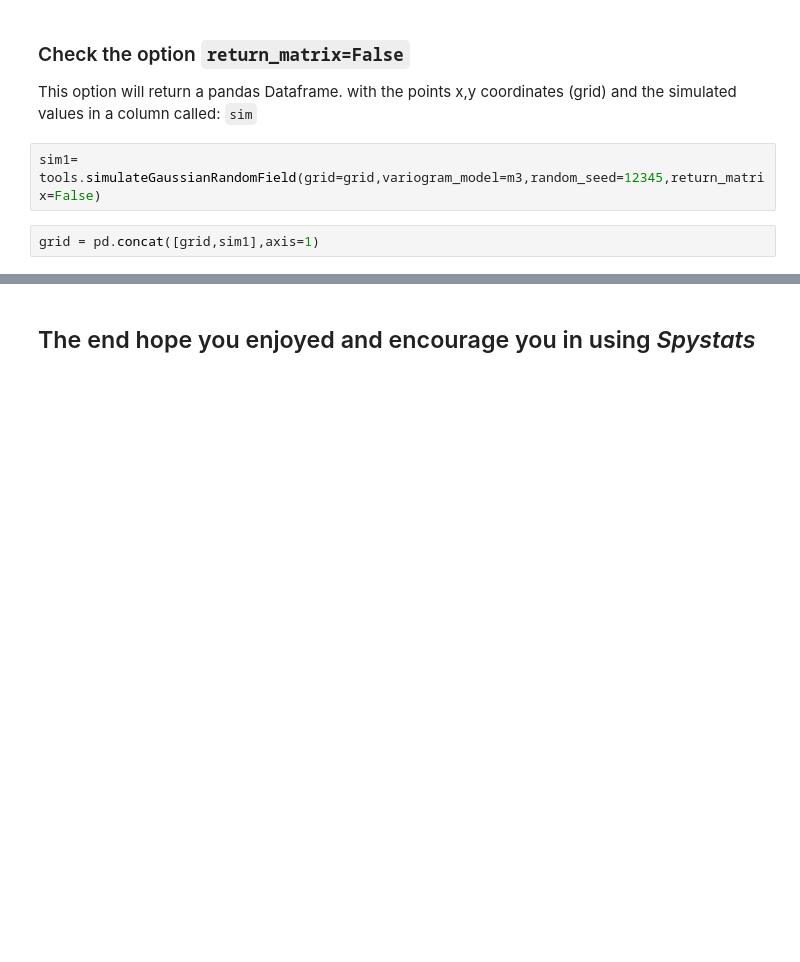
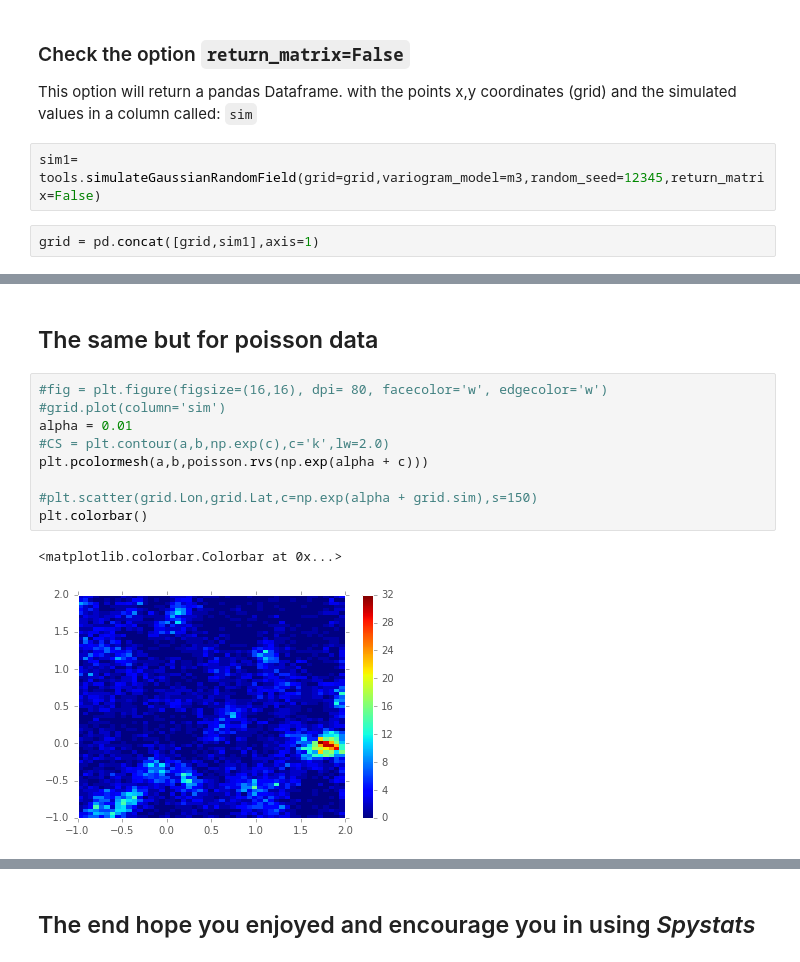
Before and after one commit to molgor/spystats, a Jupyter notebook: notebooks/demo/Getting started with Spystats.ipynb, the cells around one changed output, grey strips where cells are left out. Cells and saved outputs as stored; diff of their text form; blank space fills up the shorter version.

```diff
--- a/notebooks/demo/Getting started with Spystats.ipynb
+++ b/notebooks/demo/Getting started with Spystats.ipynb
@@ -358,0 +369,14 @@ plt.colorbar()
+# %% [markdown]
+## The same but for poisson data
+# %%
+#fig = plt.figure(figsize=(16,16), dpi= 80, facecolor='w', edgecolor='w')
+#grid.plot(column='sim')
+alpha = 0.01
+#CS = plt.contour(a,b,np.exp(c),c='k',lw=2.0)
+plt.pcolormesh(a,b,poisson.rvs(np.exp(alpha + c)))
+
+#plt.scatter(grid.Lon,grid.Lat,c=np.exp(alpha + grid.sim),s=150)
+plt.colorbar()
+# %% [output]
+<matplotlib.colorbar.Colorbar at 0x...>
+[figure, added]
```
Also changed, not shown: parts of 9 cells of this notebook, 2 other files.
